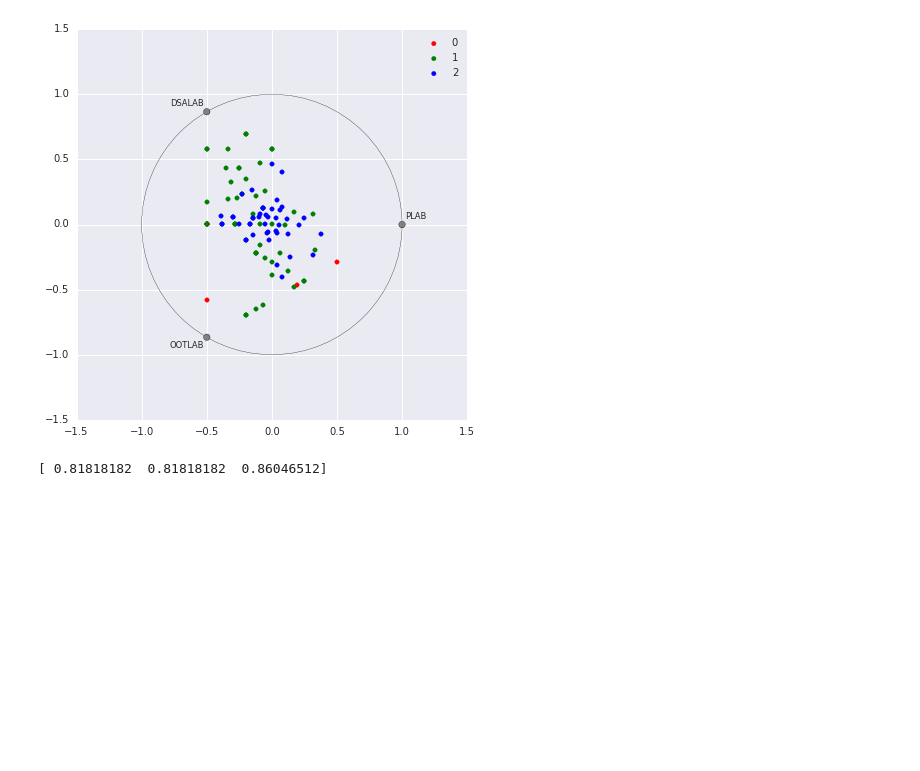
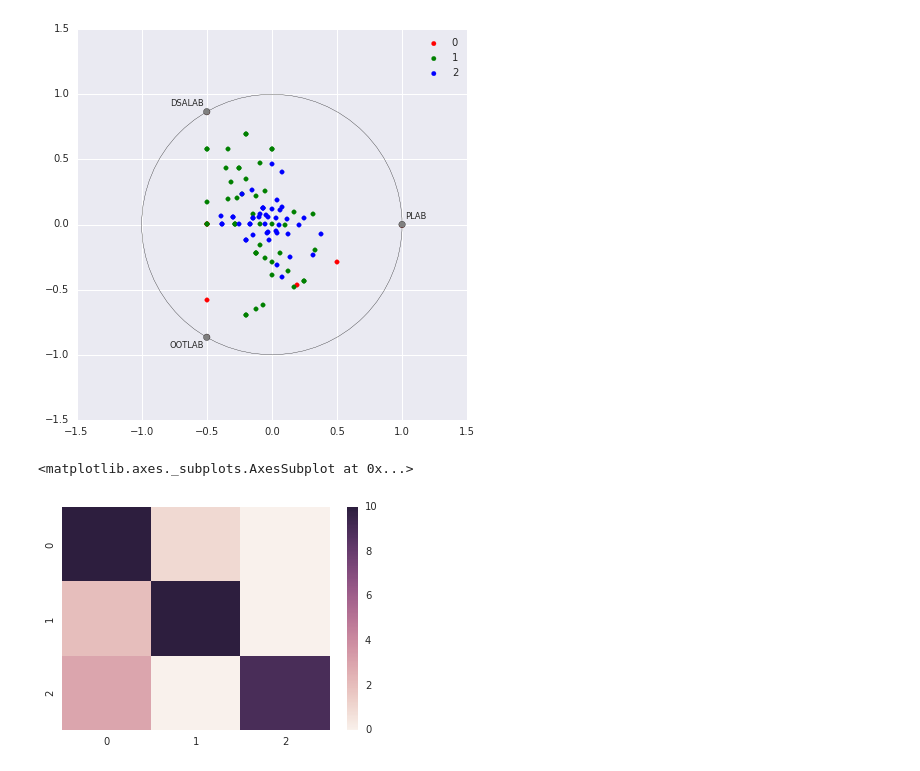
Before and after one commit to theSage21/notebooks, a Jupyter notebook: books/M_sherley/lab.ipynb, the cells around one changed output. Drawn from its saved outputs; the diff is of its cells as text; code cells hidden in the pictures; blank space fills up the shorter version.

Commit message:
Notebooks update to use confusion matrix

```diff
--- a/books/M_sherley/lab.ipynb
+++ b/books/M_sherley/lab.ipynb
@@ -46,9 +45,17 @@ pd.tools.plotting.radviz(lab, 'class', color=['r', 'g', 'b'])
 # %% [output]
 <matplotlib.axes._subplots.AxesSubplot at 0x...>
 [figure]
-# %%
-clf = GaussianNB()
-score = crossval.cross_val_score(clf, lab.drop('class', 1), lab['class'])
-print(score)
-# %% [output]
-[ 0.81818182  0.81818182  0.86046512]
+# %%
+clf = GaussianNB()
+
+mask = np.random.random(len(lab)) < 0.7
+train, validate = lab[mask], lab[~mask]
+
+clf.fit(train.drop('class', 1), train['class'])
+
+predictions = clf.predict(validate.drop('class', 1))
+
+sns.heatmap(sklearn.metrics.confusion_matrix(validate['class'], predictions))
+# %% [output]
+<matplotlib.axes._subplots.AxesSubplot at 0x...>
+[figure, added]
```
Also changed, not shown: parts of 1 cell of this notebook, 3 other files.
